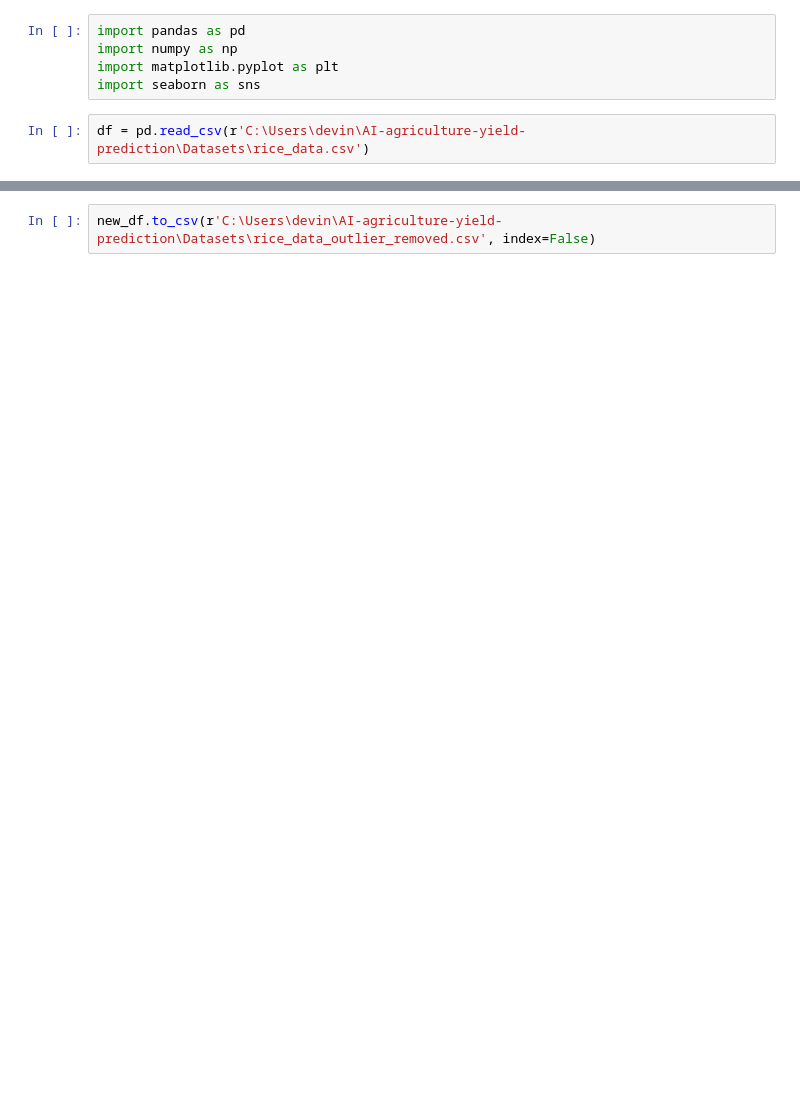
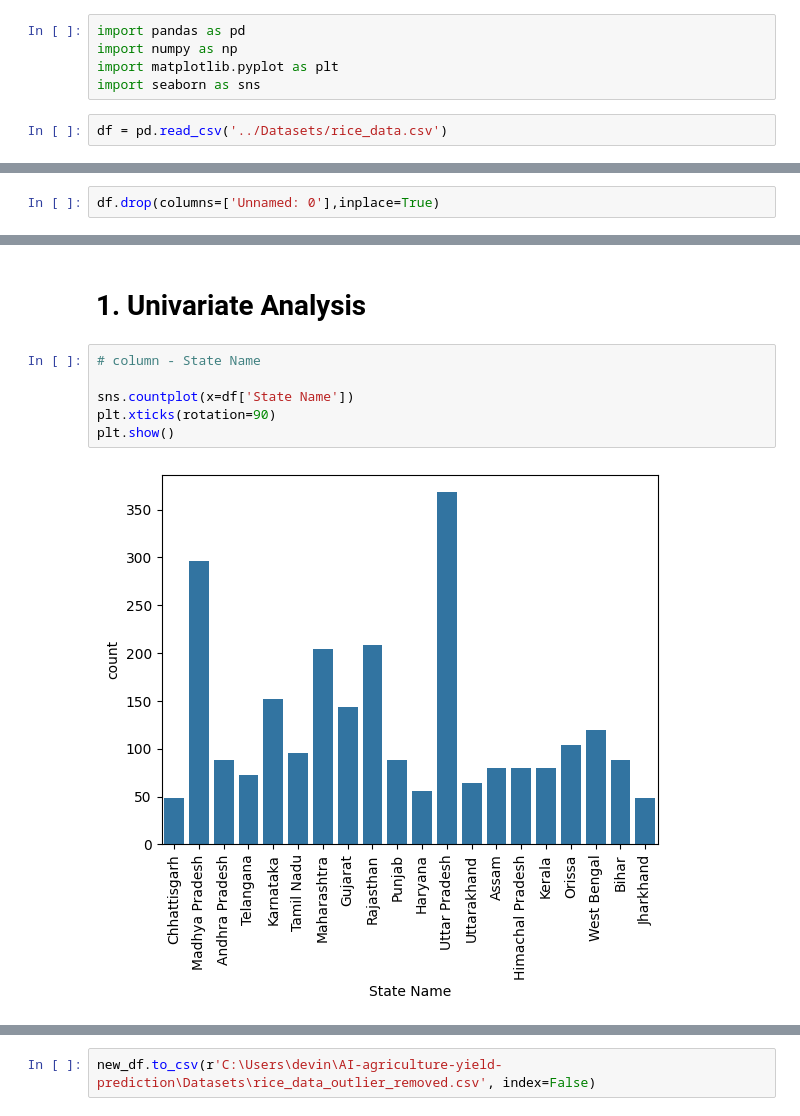
Before and after one commit to nupurmadaan04/AI-agriculture-yield-production, a Jupyter notebook: Notebooks/02_eda.ipynb, the cells around one changed output, grey strips where cells are left out. Cells and saved outputs as stored; diff of their text form; blank space fills up the shorter version.

```diff
--- a/Notebooks/02_eda.ipynb
+++ b/Notebooks/02_eda.ipynb
@@ -4,4 +4,4 @@ import numpy as np
 import matplotlib.pyplot as plt
 import seaborn as sns
 # %%
-df = pd.read_csv(r'C:\Users\devin\AI-agriculture-yield-prediction\Datasets\rice_data.csv')
+df = pd.read_csv('../Datasets/rice_data.csv')
@@ -26,0 +33,2 @@ plt.show()
+# %%
+df.drop(columns=['Unnamed: 0'],inplace=True)
@@ -26,0 +56,10 @@ plt.show()
+# %% [markdown]
+# 1. Univariate Analysis
+# %%
+# column - State Name
+
+sns.countplot(x=df['State Name'])
+plt.xticks(rotation=90)
+plt.show()
+# %% [output]
+[figure, added]
```
Also changed, not shown: parts of 28 cells of this notebook.
